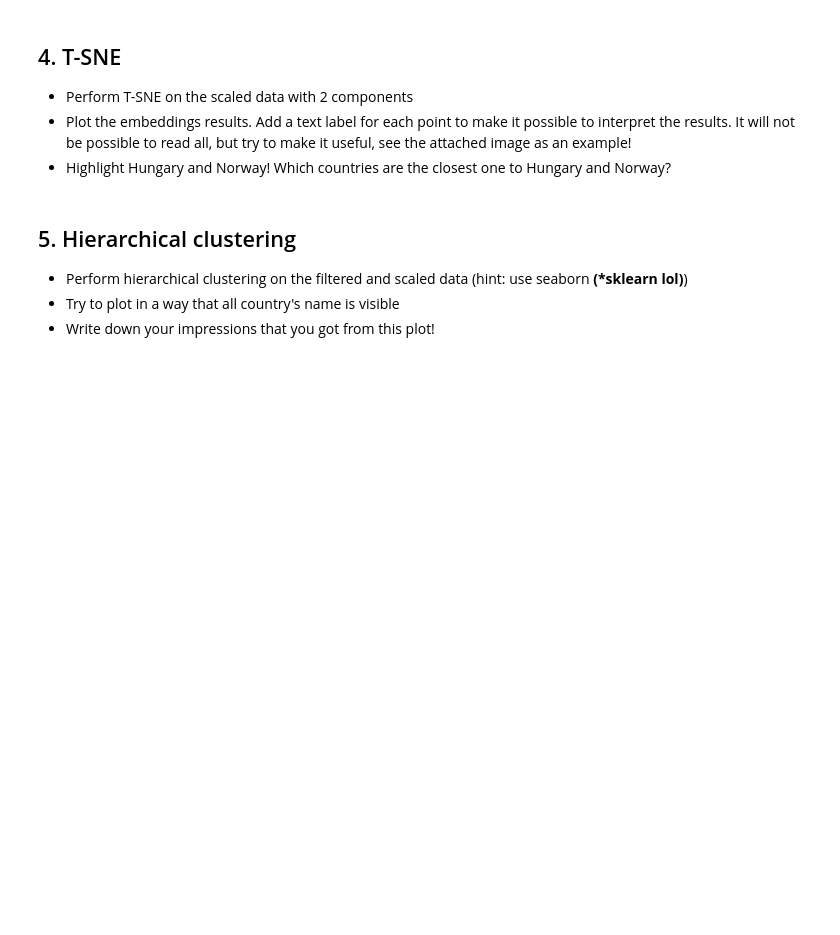
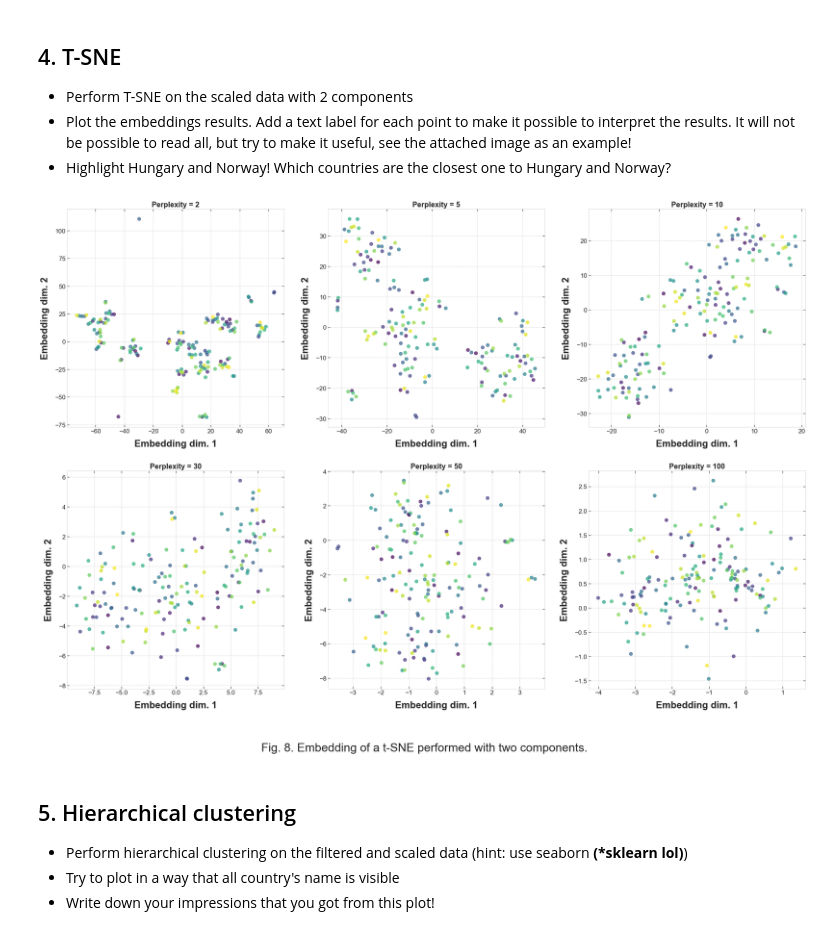
Before and after one commit to masterdesky/ELTE-data-mining-2020, a Jupyter notebook: Homeworks/Week 2/homework_2.ipynb, the cells around one changed output. Cells and saved outputs as stored; diff of their text form; code cells hidden in the pictures; blank space fills up the shorter version.

```diff
--- a/Homeworks/Week 2/homework_2.ipynb
+++ b/Homeworks/Week 2/homework_2.ipynb
@@ -537,4 +539,15 @@ The "closest" country to [Norway] by this scoring function is [Denmark].
 ### 3./a. Calculate and visualize PCA
 # %% [markdown]
 I actually salvaged these old PCA calc. and plotting functions of mine from one of my projects from last year.
+# %%
+def scale_data(X):
+    """
+    Normalize the data to have zero mean and unit variance.
+    """
+    # Initialize
+    scaler = StandardScaler()
+    # Compute the mean and standard dev. and scale the dataset `X`
+    X = pd.DataFrame(scaler.fit_transform(X), index=df_wf.index, columns=df_wf.columns)
+
+    return X
 # %%
@@ -684,6 +730,43 @@ plot_pca_scatter(X_pca=X_pca, input_title=input_title, zoom=5)
  - Perform T-SNE on the scaled data with 2 components
  - Plot the embeddings results. Add a text label for each point to make it possible to interpret the results. It will not be possible to read all, but try to make it useful, see the attached image as an example!
  - Highlight Hungary and Norway! Which countries are the closest one to Hungary and Norway?
+# %%
+# Perform T-SNE in the scaled data with 2 components
+df_embedded_variation = []
+perplexity = [2, 5, 10, 30, 50, 100]
+for p in perplexity:
+    df_embedded_variation.append(TSNE(n_components=2, perplexity=p).fit_transform(df_wf_sc))
+# %%
+nrows = 2
+ncols = 3
+fig, axes = plt.subplots(nrows, ncols, figsize=(12*ncols, 12*nrows))
+
+# scatter point radius
+sc_rad = 9
+
+# Set a colormap for scatter points
+# Color points by countries in alphabetic order
+colors = cm.viridis(np.linspace(0, 1, num=len(df_wf_sc)))
+
+for i in range(nrows):
+    for j in range(ncols):
+        ax = axes[i][j]
+        # Select embedding with the correct perplexity
+        df_embedded = df_embedded_variation[i*ncols + j]
+        ax.scatter(df_embedded[:,0], df_embedded[:,1],
+                   color=colors, s=sc_rad**2, alpha=0.7)
+
+        ax.set_title('Perplexity = {0}'.format(perplexity[i*ncols + j]), fontsize=axistitlesize, fontweight='bold')
+        ax.set_xlabel('Embedding dim. 1', fontsize=axislabelsize, fontweight='bold', labelpad=15)
+        ax.set_ylabel('Embedding dim. 2', fontsize=axislabelsize, fontweight='bold', labelpad=15)
+        ax.tick_params(axis='both', which='major', labelsize=axisticksize)
+
+fig.suptitle('Fig. 8. Embedding of a t-SNE performed with two components.',
+             fontsize=axistitlesize+12, y=0.04)
+
+plt.show()
+# %% [output]
+[figure, added]
 # %% [markdown]
 ## 5. Hierarchical clustering
 
```
Also changed, not shown: parts of 18 cells of this notebook.
